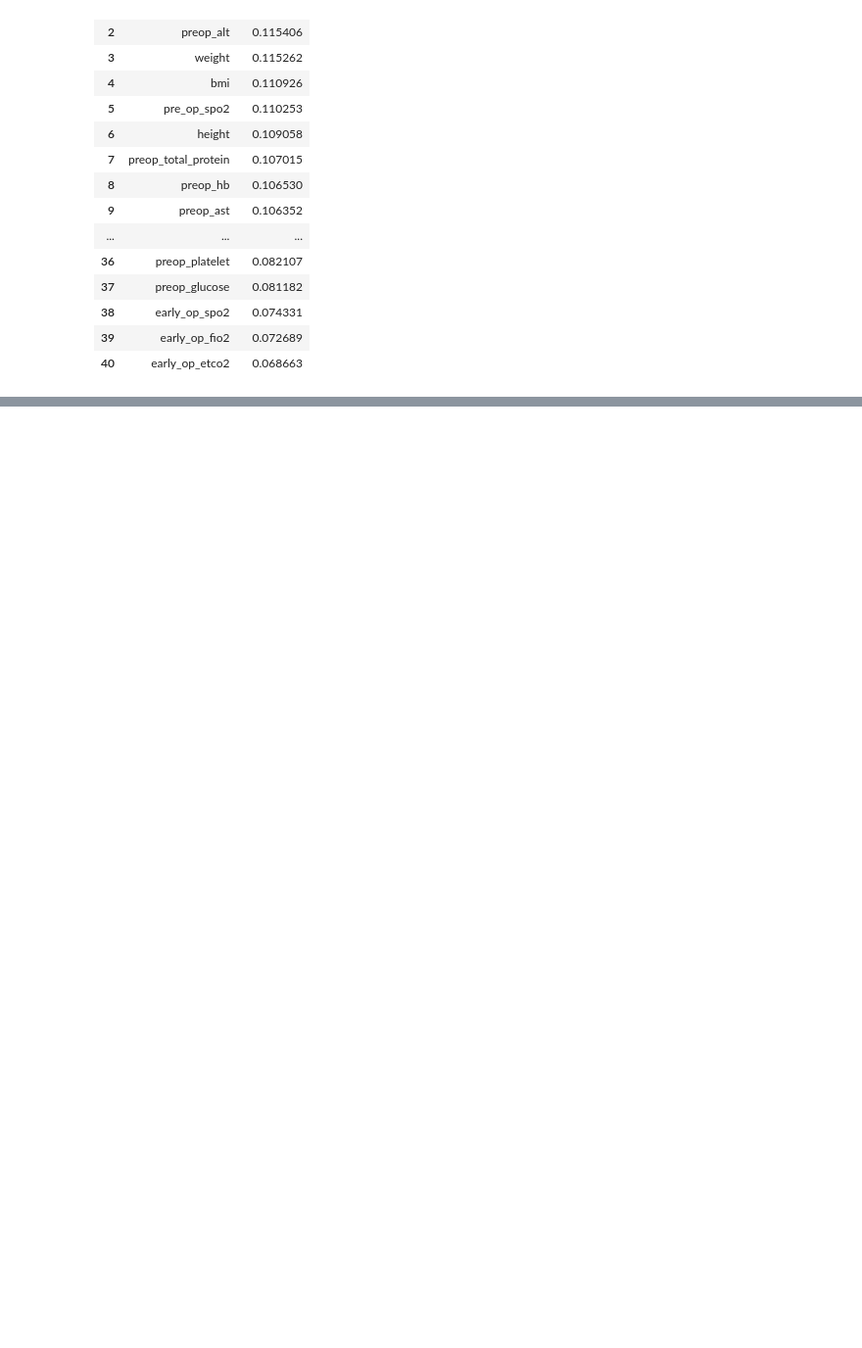
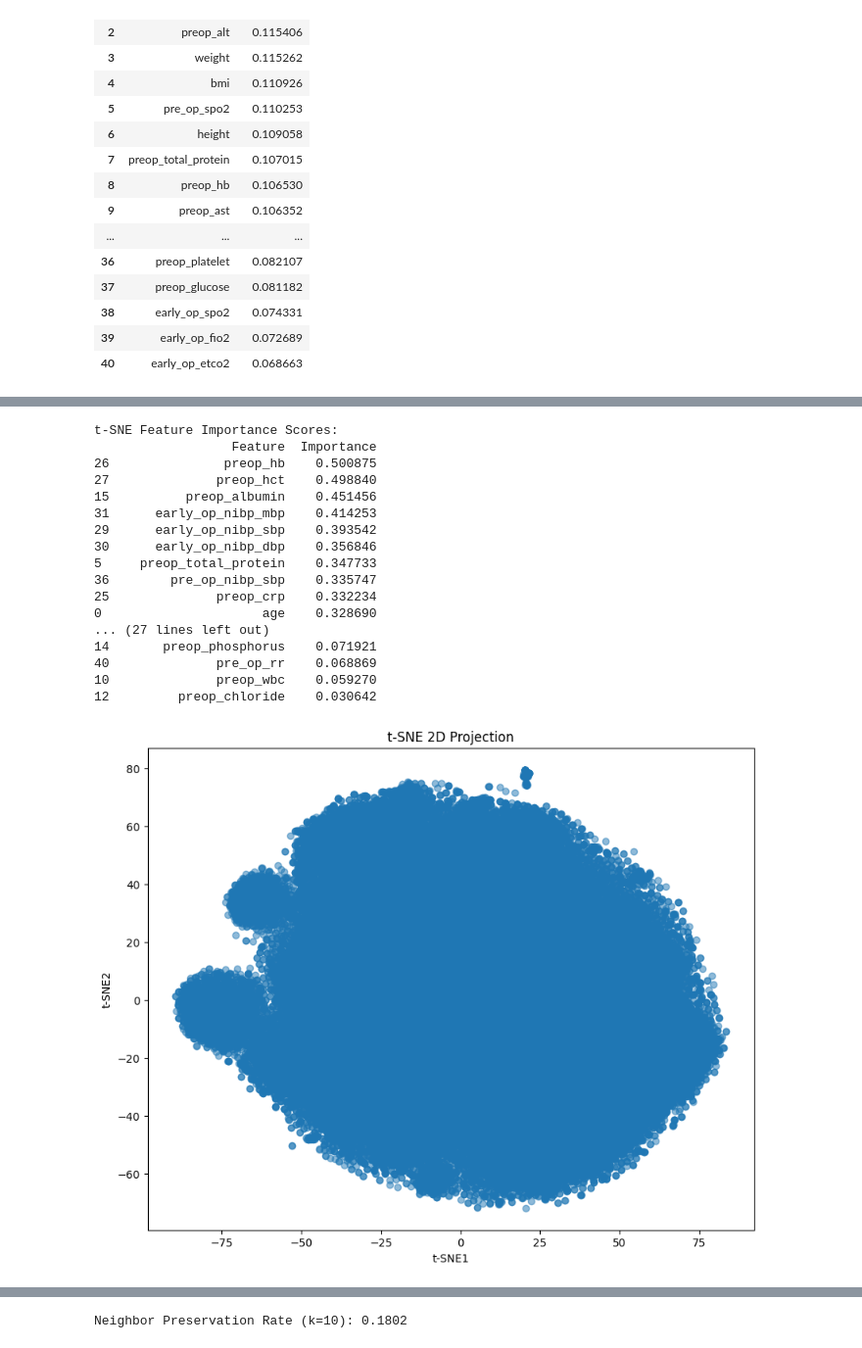
Before and after one commit to VivaSuresh/VitalDB-Dimensionality-Reduction, a Jupyter notebook: inspire_data_notebook.ipynb, the cells around one changed output, grey strips where cells are left out. Shown at 98% size. Cells and saved outputs as stored; diff of their text form; code cells hidden in the pictures; blank space fills up the shorter version.

```diff
--- a/inspire_data_notebook.ipynb
+++ b/inspire_data_notebook.ipynb
@@ -608,16 +681,16 @@ comparison_df
 # %%
 #BROKEN - Default barnes_hut algorithim requires max 3 component, can switch to algorithim 'exact' but it is very slow
 # Load and standardize the data
-df_combined_imputed = pd.read_csv(tsne_path.as_posix())
+df_combined_imputed = pd.read_csv(pca_path.as_posix())
 scaler = StandardScaler()
 df_combined_imputed = pd.DataFrame(scaler.fit_transform(df_combined_imputed),
                                  columns=df_combined_imputed.columns)
 
 # Initialize and fit t-SNE
-n_components = 30
+n_components = 2
 tsne = TSNE(n_components=n_components,
             random_state=42,
-            method='exact', #choose between barnes_hut or exact
+            method='barnes_hut', #choose between barnes_hut or exact
             perplexity=30,
             n_iter=1000)
 tsne_embedding = tsne.fit_transform(df_combined_imputed)
@@ -644,30 +717,49 @@ print(importance_df)
 plt.figure(figsize=(10, 8))
 plt.scatter(tsne_embedding[:, 0], tsne_embedding[:, 1], alpha=0.5)
 plt.title('t-SNE 2D Projection')
 plt.xlabel('t-SNE1')
 plt.ylabel('t-SNE2')
 plt.show()
 
 # Plot top 20 feature importances
 plt.figure(figsize=(12, 6))
 sns.barplot(data=importance_df.head(20), x='Importance', y='Feature')
 plt.title('Top 20 Features by t-SNE Importance')
 plt.tight_layout()
 plt.show()
 
 # Calculate neighbor preservation
 from sklearn.neighbors import NearestNeighbors
 k = 10
 
 nbrs_orig = NearestNeighbors(n_neighbors=k).fit(df_combined_imputed)
 distances_orig, indices_orig = nbrs_orig.kneighbors(df_combined_imputed)
 
 nbrs_tsne = NearestNeighbors(n_neighbors=k).fit(tsne_embedding)
 distances_tsne, indices_tsne = nbrs_tsne.kneighbors(tsne_embedding)
 
 neighbor_preservation = np.mean([
     len(set(indices_orig[i][1:]).intersection(set(indices_tsne[i][1:]))) / (k-1)
     for i in range(len(df_combined_imputed))
 ])
 
 print(f"\nNeighbor Preservation Rate (k={k}): {neighbor_preservation:.4f}")
+# %% [output]
+t-SNE Feature Importance Scores:
+                  Feature  Importance
+26               preop_hb    0.500875
+27              preop_hct    0.498840
+15          preop_albumin    0.451456
+31      early_op_nibp_mbp    0.414253
+29      early_op_nibp_sbp    0.393542
+30      early_op_nibp_dbp    0.356846
+5     preop_total_protein    0.347733
+36        pre_op_nibp_sbp    0.335747
+25              preop_crp    0.332234
+0                     age    0.328690
+... (27 lines left out)
+14       preop_phosphorus    0.071921
+40              pre_op_rr    0.068869
+10              preop_wbc    0.059270
+12         preop_chloride    0.030642
+[figure, added]
@@ -673,0 +767 @@ print(f"\nNeighbor Preservation Rate (k={k}): {neighbor_preservation:.4f}")
+Neighbor Preservation Rate (k=10): 0.1802
```
Also changed, not shown: parts of 5 cells of this notebook.
